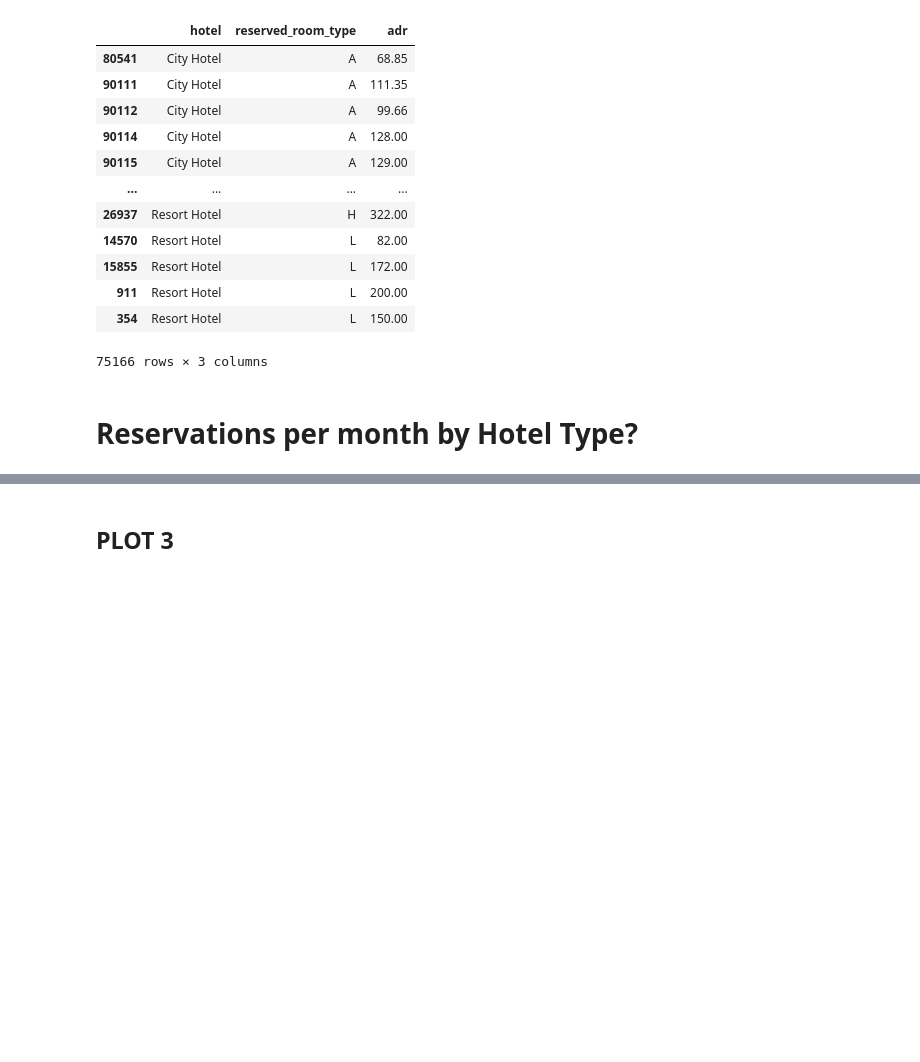
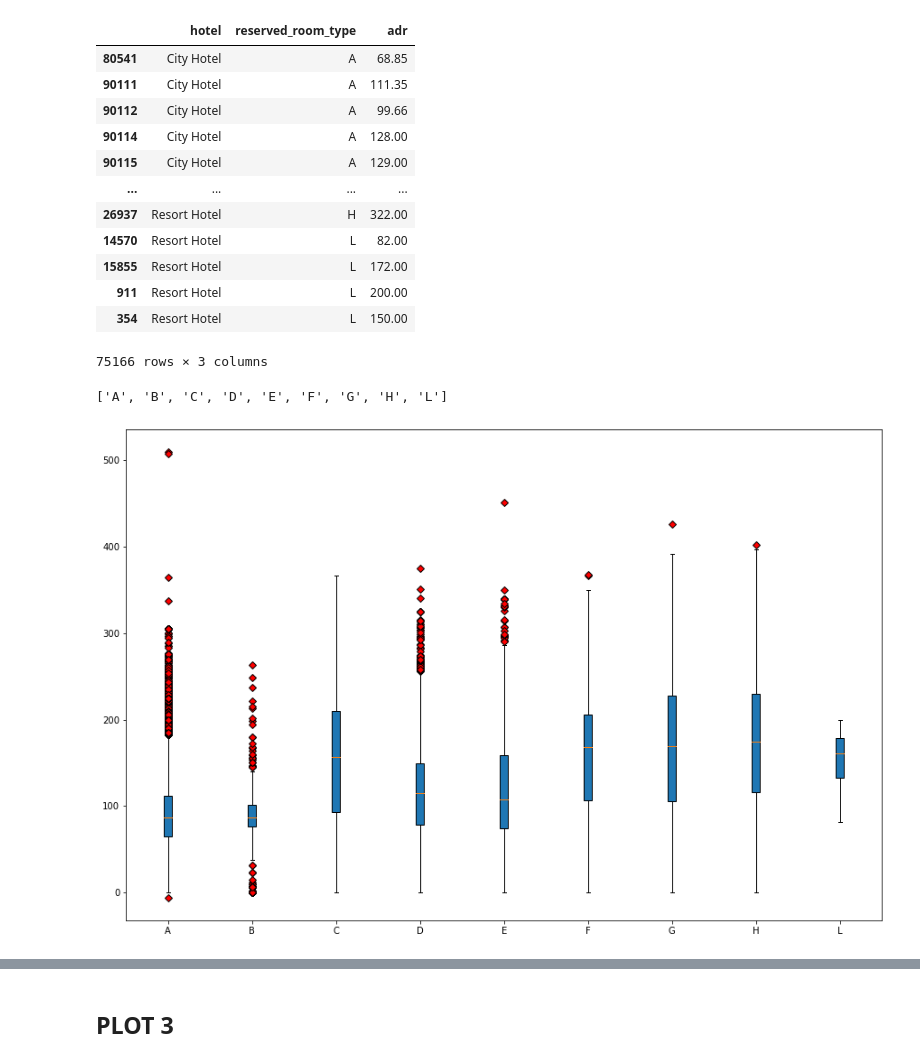
Before and after one commit to carlosmendozaj/Project_Booking_Demand, a Jupyter notebook: Hotel Demand.ipynb, the cells around one changed output, grey strips where cells are left out. Saved outputs shown, nothing was run; the diff lists cells and outputs as text; code cells hidden in the pictures; blank space fills up the shorter version.

Commit message:
Project - Box plot fixed

```diff
--- a/Hotel Demand.ipynb
+++ b/Hotel Demand.ipynb
@@ -122,13 +122,8 @@ plt.show()
 # %% [markdown]
 ## PLOT 2
 # %%
-#Hay un error que no he podido resolver cuando trata de graficar los subplots
 room_purchase_data = clean_purchase_data.loc[clean_purchase_data["is_canceled"]==0]
-room_prices = room_purchase_data[["hotel","reserved_room_type","adr"]].sort_values("reserved_room_type")
-room_prices = room_prices.dropna()
-#fig1, ax1 = plt.subplots()
-#ax1.boxplot(room_prices)
-#plt.show()
+room_prices = room_purchase_data[["hotel","reserved_room_type","adr"]].sort_values("reserved_room_type").dropna()
 room_prices
 # %% [output]
 |  | hotel | reserved_room_type | adr |
@@ -144,5 +139,23 @@ room_prices
 | 911 | Resort Hotel | L | 200.00 |
 | 354 | Resort Hotel | L | 150.00 |
 75166 rows × 3 columns
-# %% [markdown]
-# Reservations per month by Hotel Type?
+# %%
+rooms_type = room_prices["reserved_room_type"].value_counts().index.tolist()
+rooms_type.sort()
+rooms_type
+# %% [output]
+['A', 'B', 'C', 'D', 'E', 'F', 'G', 'H', 'L']
+# %%
+price_per_room = []
+
+for room_type in rooms_type:
+    specific_room_type = room_prices.loc[room_prices["reserved_room_type"]==room_type,:]
+    price_per_room.append(specific_room_type["adr"])
+# %%
+fig1, ax1 = plt.subplots(figsize=(15, 10))
+red_diamond = dict(markerfacecolor='r', marker='D')
+#ax1.boxplot(room_prices)
+ax1.boxplot(price_per_room, labels=rooms_type, widths = 0.1, patch_artist=True, vert=True, flierprops=red_diamond)
+plt.show()
+# %% [output]
+[figure, added]
```
Also changed, not shown: parts of 18 cells of this notebook.
